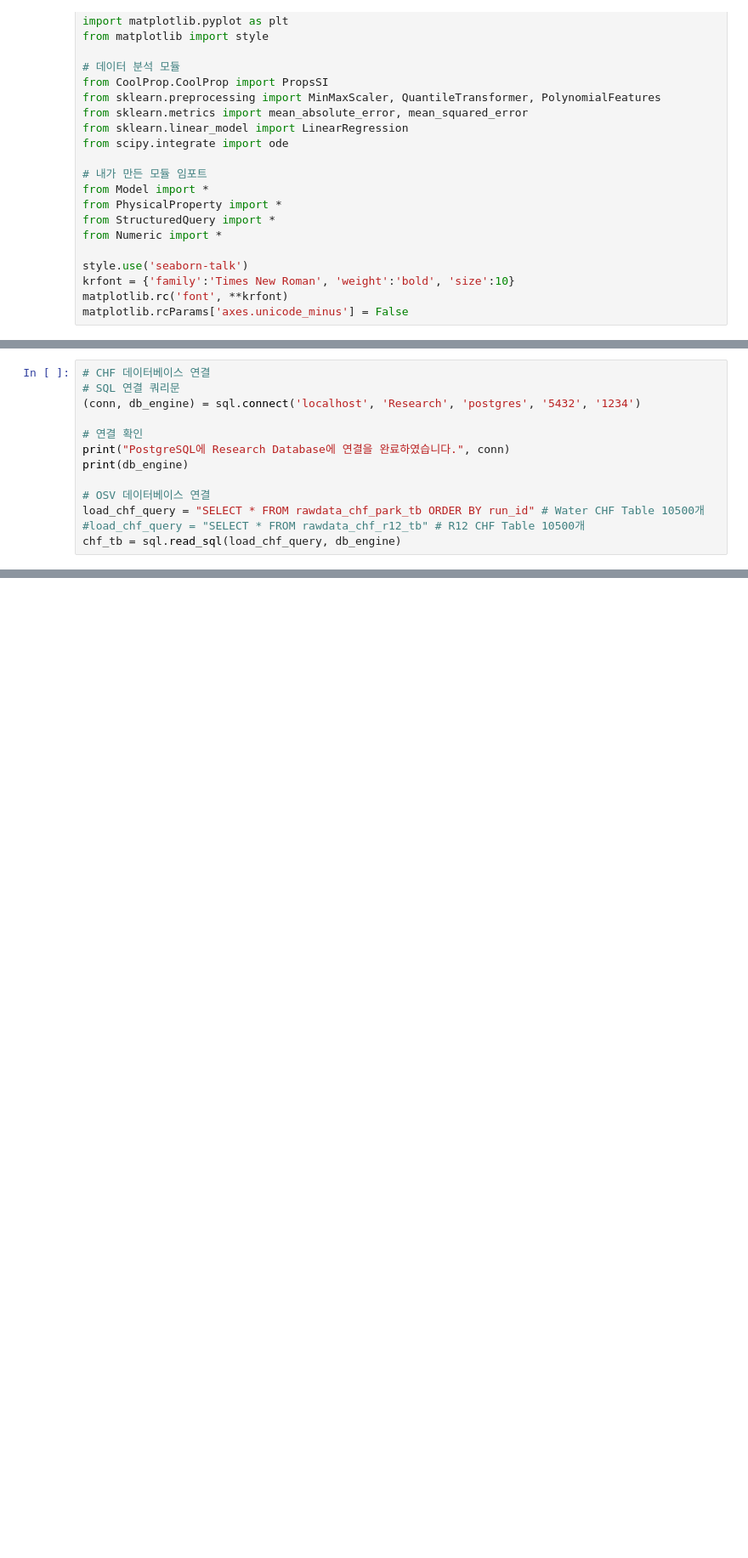
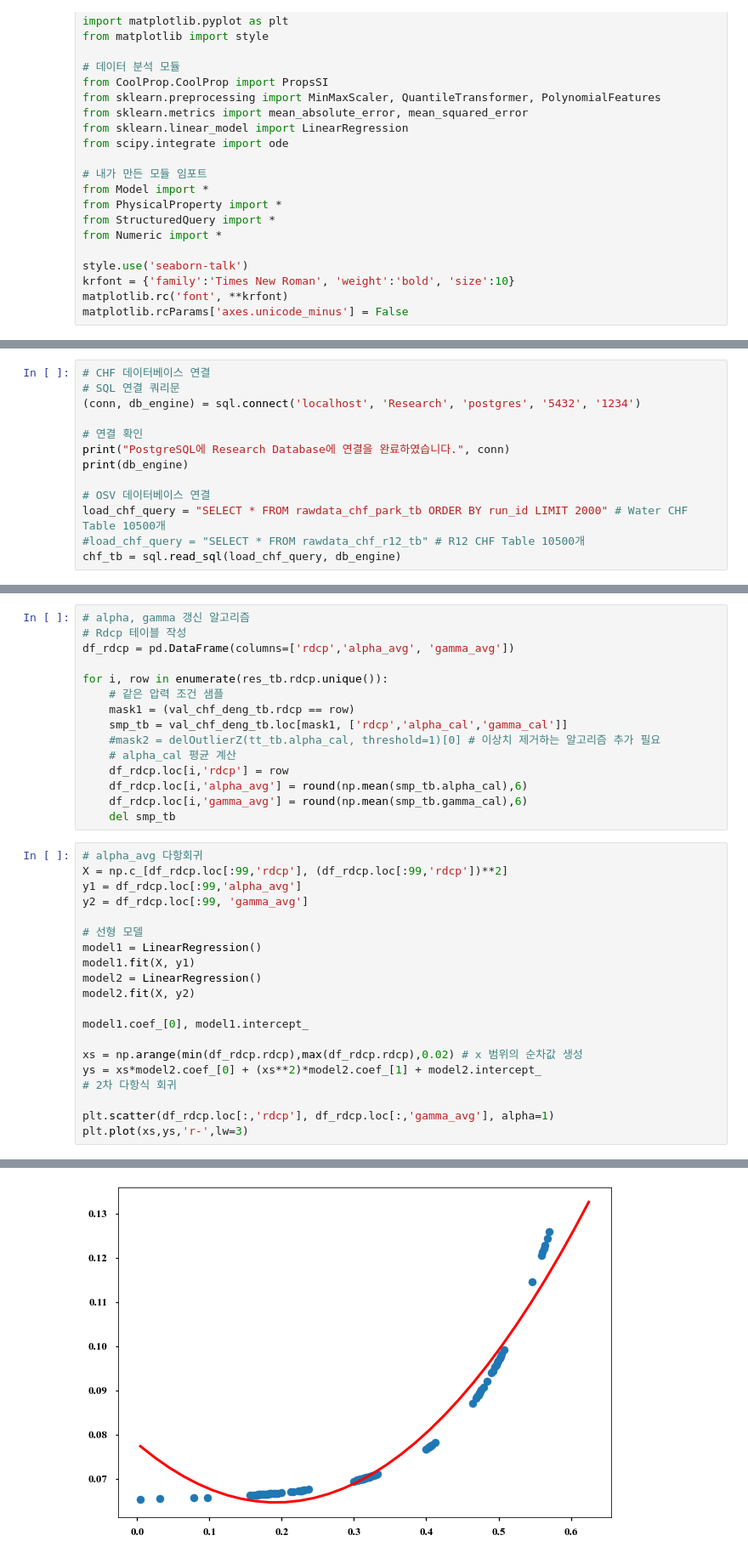
Before and after one commit to lemeap/rsrchCHF, a Jupyter notebook: Main_CHF.ipynb, the cells around one changed output, grey strips where cells are left out. Shown at 85% size. Cells and saved outputs as stored; diff of their text form; blank space fills up the shorter version.

```diff
--- a/Main_CHF.ipynb
+++ b/Main_CHF.ipynb
@@ -48,6 +43,6 @@ print("PostgreSQL에 Research Database에 연결을 완료하였습니다.", con
 print(db_engine)
 
 # OSV 데이터베이스 연결
-load_chf_query = "SELECT * FROM rawdata_chf_park_tb ORDER BY run_id" # Water CHF Table 10500개
+load_chf_query = "SELECT * FROM rawdata_chf_park_tb ORDER BY run_id LIMIT 2000" # Water CHF Table 10500개
 #load_chf_query = "SELECT * FROM rawdata_chf_r12_tb" # R12 CHF Table 10500개
 chf_tb = sql.read_sql(load_chf_query, db_engine)
@@ -244,0 +232,36 @@ Write_sql is succeeded in recording chf_err_61_tb_new table.
+# %%
+# alpha, gamma 갱신 알고리즘
+# Rdcp 테이블 작성
+df_rdcp = pd.DataFrame(columns=['rdcp','alpha_avg', 'gamma_avg'])
+
+for i, row in enumerate(res_tb.rdcp.unique()):
+    # 같은 압력 조건 샘플
+    mask1 = (val_chf_deng_tb.rdcp == row)
+    smp_tb = val_chf_deng_tb.loc[mask1, ['rdcp','alpha_cal','gamma_cal']]
+    #mask2 = delOutlierZ(tt_tb.alpha_cal, threshold=1)[0] # 이상치 제거하는 알고리즘 추가 필요
+    # alpha_cal 평균 계산
+    df_rdcp.loc[i,'rdcp'] = row
+    df_rdcp.loc[i,'alpha_avg'] = round(np.mean(smp_tb.alpha_cal),6)
+    df_rdcp.loc[i,'gamma_avg'] = round(np.mean(smp_tb.gamma_cal),6)
+    del smp_tb
+# %%
+# alpha_avg 다항회귀
+X = np.c_[df_rdcp.loc[:99,'rdcp'], (df_rdcp.loc[:99,'rdcp'])**2]
+y1 = df_rdcp.loc[:99,'alpha_avg']
+y2 = df_rdcp.loc[:99, 'gamma_avg']
+
+# 선형 모델
+model1 = LinearRegression()
+model1.fit(X, y1)
+model2 = LinearRegression()
+model2.fit(X, y2)
+
+model1.coef_[0], model1.intercept_
+
+xs = np.arange(min(df_rdcp.rdcp),max(df_rdcp.rdcp),0.02) # x 범위의 순차값 생성
+ys = xs*model2.coef_[0] + (xs**2)*model2.coef_[1] + model2.intercept_
+# 2차 다항식 회귀
+
+plt.scatter(df_rdcp.loc[:,'rdcp'], df_rdcp.loc[:,'gamma_avg'], alpha=1)
+plt.plot(xs,ys,'r-',lw=3)
+# %% [output]
@@ -244,0 +269 @@ Write_sql is succeeded in recording chf_err_61_tb_new table.
+[figure, added]
```
Also changed, not shown: parts of 9 cells of this notebook, 1 other file.
